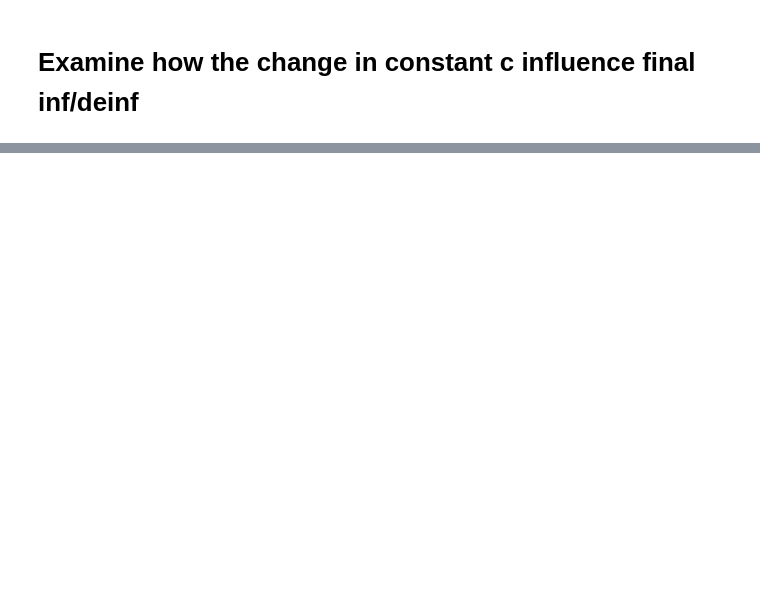
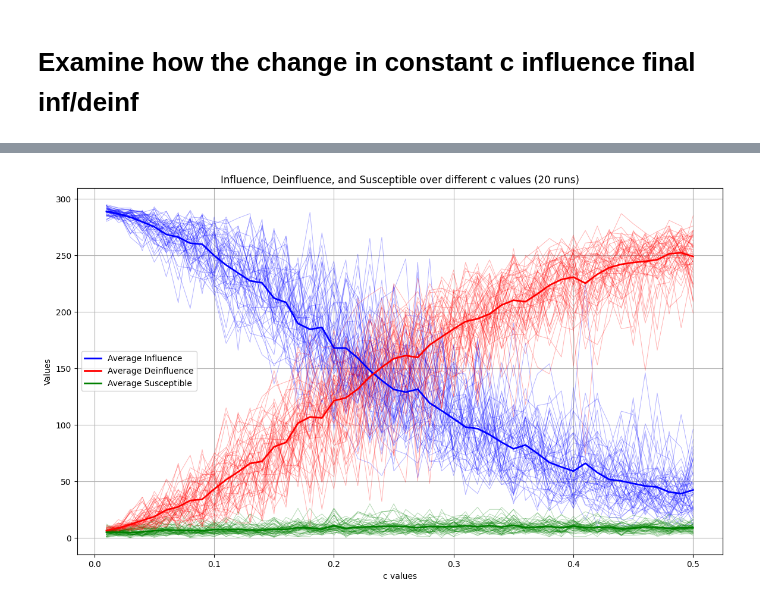
Before and after one commit to huberyhub/im_deinfluence, a Jupyter notebook: property_exploration.ipynb, the cells around one changed output, grey strips where cells are left out. Cells and saved outputs as stored; diff of their text form; code cells hidden in the pictures; blank space fills up the shorter version.

```diff
--- a/property_exploration.ipynb
+++ b/property_exploration.ipynb
@@ -149,0 +281,79 @@ AttributeError: 'InfluenceDeinfluenceModel' object has no attribute 'evaluate_su
+# %%
+# Parameters
+steps = 5
+ls = [0.01 * i for i in range(1, 51)]
+num_runs = 50
+
+# Storage for all runs
+all_influence_results = []
+all_deinfluence_results = []
+all_susceptible_results = []
+
+# Placeholder for model simulation
+def run_simulation(G, steps, c, influencers, deinfluencers):
+    # Initialize the model
+    model_f = fast_model_improved.InfluenceDeinfluenceModel(G, 'dominate', c=c)
+    model_f.reset_graph()
+    model_f.set_influencers(influencers)
+    model_f.set_deinfluencers(deinfluencers)
+    model_f.run_cascade(steps)
+
+    # Evaluate the results
+    influence = model_f.evaluate_influence()
+    deinfluence = model_f.evaluate_deinfluence()
+    susceptible = model_f.evaluate_susceptible()
+
+    return influence, deinfluence, susceptible
+
+# Run simulations
+for run in range(num_runs):
+    G = nx.barabasi_albert_graph(300, 3).to_directed()
+    model = fast_model_improved.InfluenceDeinfluenceModel(G, 'dominate', c=1)
+    influencers = model.random_influencers(10)
+    deinfluencers = model.random_deinfluencers(5)
+
+    model.set_influencers(influencers)
+    model.set_deinfluencers(deinfluencers)
+    model.run_cascade(steps)
+
+    influence_results = []
+    deinfluence_results = []
+    susceptible_results = []
+
+    for c in ls:
+        influence, deinfluence, susceptible = run_simulation(G, steps, c, influencers, deinfluencers)
+        influence_results.append(influence)
+        deinfluence_results.append(deinfluence)
+        susceptible_results.append(susceptible)
+
+    all_influence_results.append(influence_results)
+    all_deinfluence_results.append(deinfluence_results)
+    all_susceptible_results.append(susceptible_results)
+
+# Convert to numpy arrays for easier handling
+all_influence_results = np.array(all_influence_results)
+all_deinfluence_results = np.array(all_deinfluence_results)
+all_susceptible_results = np.array(all_susceptible_results)
+
+# Plotting the results
+plt.figure(figsize=(14, 8))
+
+# Plot individual runs
+for run in range(num_runs):
+    plt.plot(ls, all_influence_results[run], color='blue', alpha=0.3, linewidth=0.7)
+    plt.plot(ls, all_deinfluence_results[run], color='red', alpha=0.3, linewidth=0.7)
+    plt.plot(ls, all_susceptible_results[run], color='green', alpha=0.3, linewidth=0.7)
+
+# Plot average
+plt.plot(ls, all_influence_results.mean(axis=0), label='Average Influence', color='blue', linewidth=2)
+plt.plot(ls, all_deinfluence_results.mean(axis=0), label='Average Deinfluence', color='red', linewidth=2)
+plt.plot(ls, all_susceptible_results.mean(axis=0), label='Average Susceptible', color='green', linewidth=2)
+
+plt.xlabel('c values')
+plt.ylabel('Values')
+plt.title('Influence, Deinfluence, and Susceptible over different c values (20 runs)')
+plt.legend()
+plt.grid(True)
+plt.show()
+# %% [output]
+[figure, added]
```
Also changed, not shown: parts of 6 cells of this notebook.
